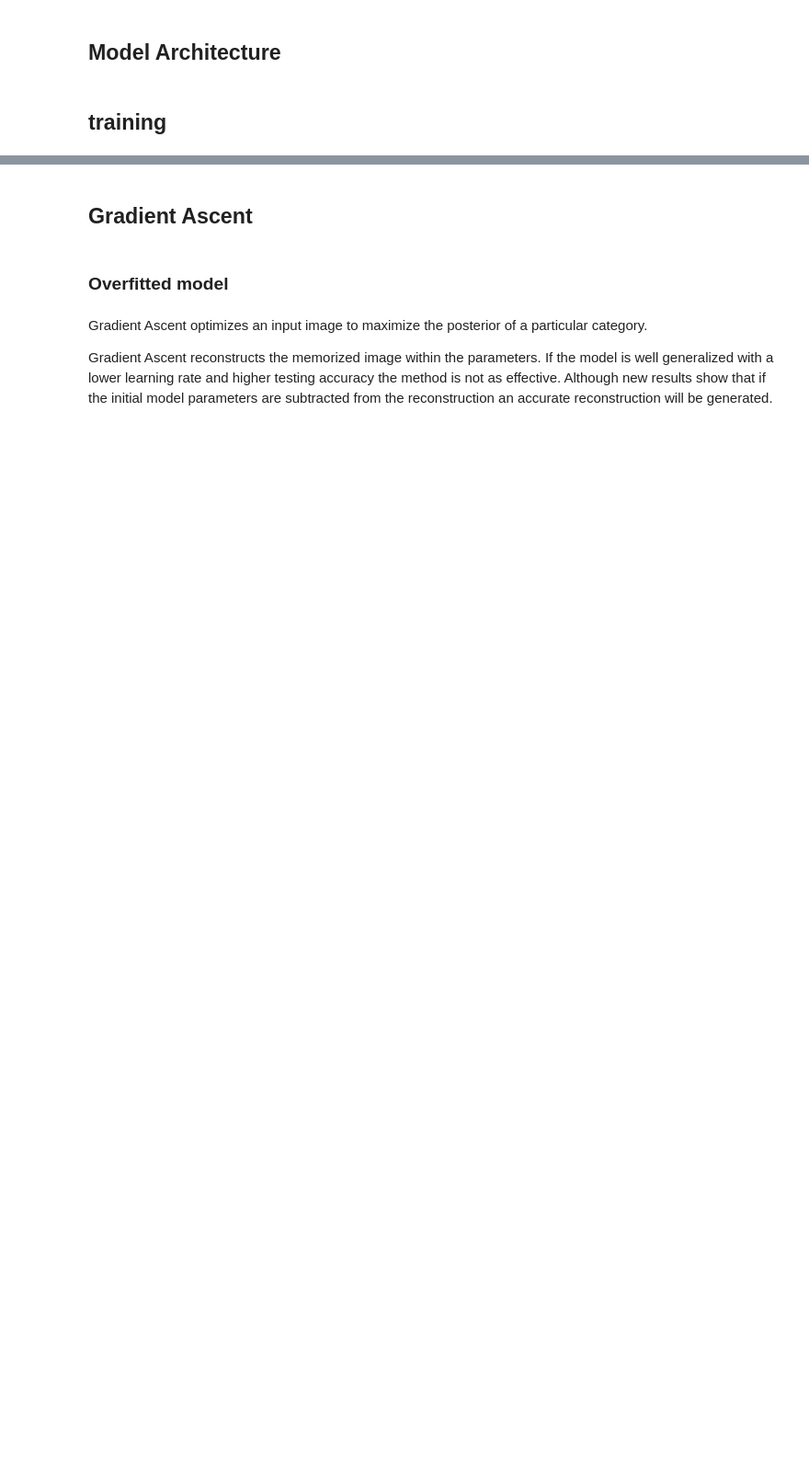
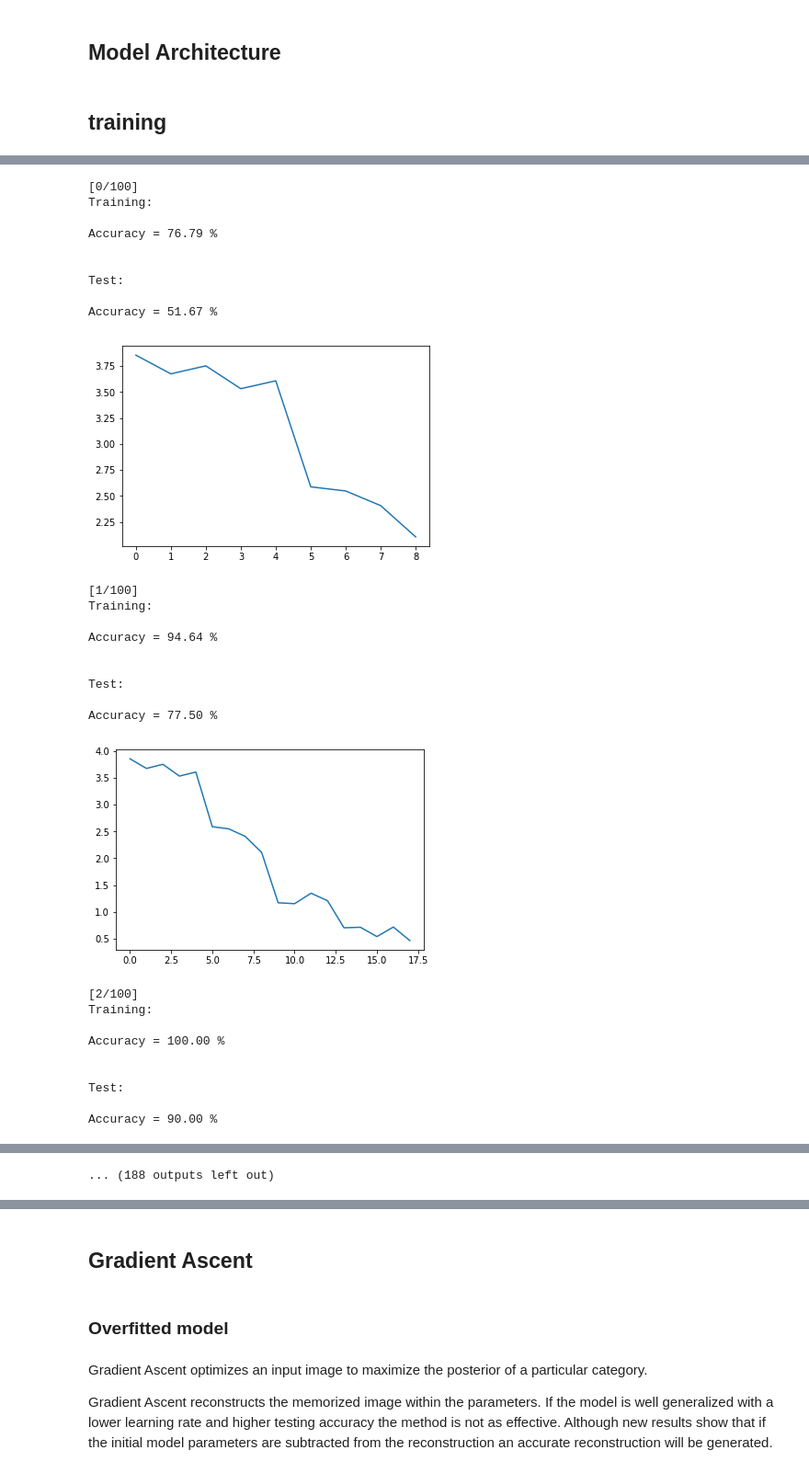
Before and after one commit to DiegoAnas/SPEML3-Model-Inversion, a Jupyter notebook: modelInversion2/modelInversion2.ipynb, the cells around one changed output, grey strips where cells are left out. Shown at 92% size. Drawn from its saved outputs; the diff is of its cells as text; code cells hidden in the pictures; blank space fills up the shorter version.

```diff
--- a/modelInversion2/modelInversion2.ipynb
+++ b/modelInversion2/modelInversion2.ipynb
@@ -171,2 +243,34 @@ train(net, trainloader, testloader, optimizer, criterion, n_epochs, verbose=Fals
 # %%
+t0 = time.time()
 train(net2, trainloader, testloader, optimizer2, criterion, n_epochs, verbose=False)
+print('{} seconds'.format(time.time() - t0))
+# %% [output]
+[0/100]
+Training:
+
+Accuracy = 76.79 %
+
+
+Test:
+
+Accuracy = 51.67 %
+[figure, added]
+[1/100]
+Training:
+
+Accuracy = 94.64 %
+
+
+Test:
+
+Accuracy = 77.50 %
+[figure, added]
+[2/100]
+Training:
+
+Accuracy = 100.00 %
+
+
+Test:
+
+Accuracy = 90.00 %
@@ -173,3 +308,4 @@ train(net2, trainloader, testloader, optimizer2, criterion, n_epochs, verbose=Fa
+... (188 outputs left out)
 # %%
 ww = net2.hidden1.weight.data[:]
 bb = net2.hidden1.bias.data[:]
```
Also changed, not shown: parts of 13 cells of this notebook.
